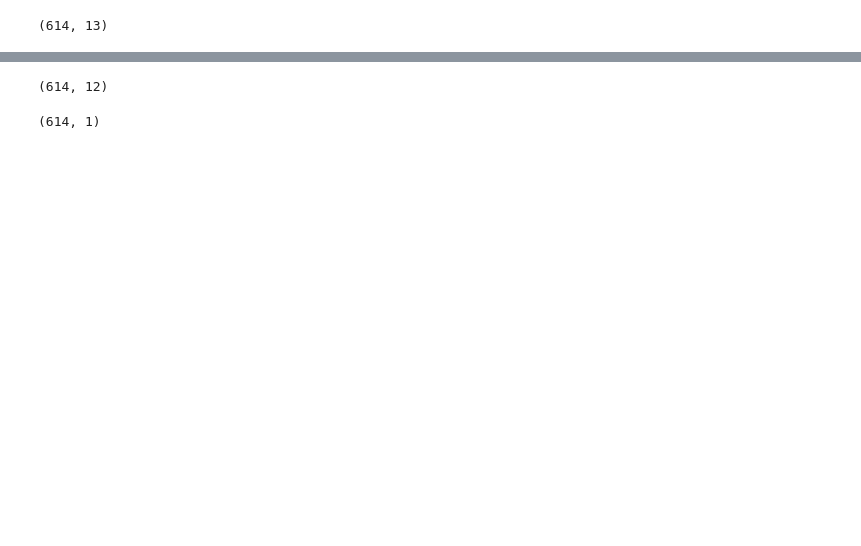
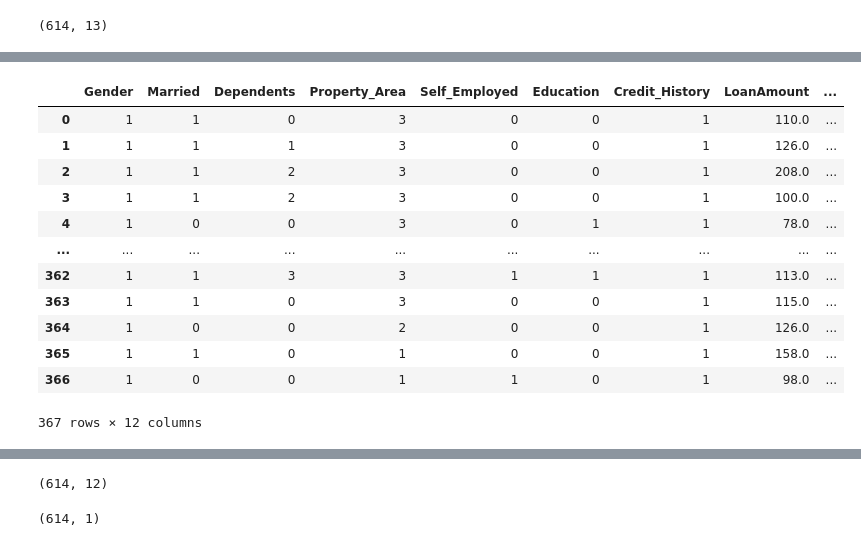
Before and after one commit to victordanok/Loan-Prediction-ML, a Jupyter notebook: Model Development.ipynb, the cells around one changed output, grey strips where cells are left out. Drawn from its saved outputs; the diff is of its cells as text; code cells hidden in the pictures; blank space fills up the shorter version.

```diff
--- a/Model Development.ipynb
+++ b/Model Development.ipynb
@@ -41,0 +65,16 @@ train.shape
+# %%
+test
+# %% [output]
+|  | Gender | Married | Dependents | Property_Area | Self_Employed | Education | Credit_History | LoanAmount | ... |
+| 0 | 1 | 1 | 0 | 3 | 0 | 0 | 1 | 110.0 | ... |
+| 1 | 1 | 1 | 1 | 3 | 0 | 0 | 1 | 126.0 | ... |
+| 2 | 1 | 1 | 2 | 3 | 0 | 0 | 1 | 208.0 | ... |
+| 3 | 1 | 1 | 2 | 3 | 0 | 0 | 1 | 100.0 | ... |
+| 4 | 1 | 0 | 0 | 3 | 0 | 1 | 1 | 78.0 | ... |
+| ... | ... | ... | ... | ... | ... | ... | ... | ... | ... |
+| 362 | 1 | 1 | 3 | 3 | 1 | 1 | 1 | 113.0 | ... |
+| 363 | 1 | 1 | 0 | 3 | 0 | 0 | 1 | 115.0 | ... |
+| 364 | 1 | 0 | 0 | 2 | 0 | 0 | 1 | 126.0 | ... |
+| 365 | 1 | 1 | 0 | 1 | 0 | 0 | 1 | 158.0 | ... |
+| 366 | 1 | 0 | 0 | 1 | 1 | 0 | 1 | 98.0 | ... |
+367 rows × 12 columns
```
Also changed, not shown: parts of 22 cells of this notebook.
